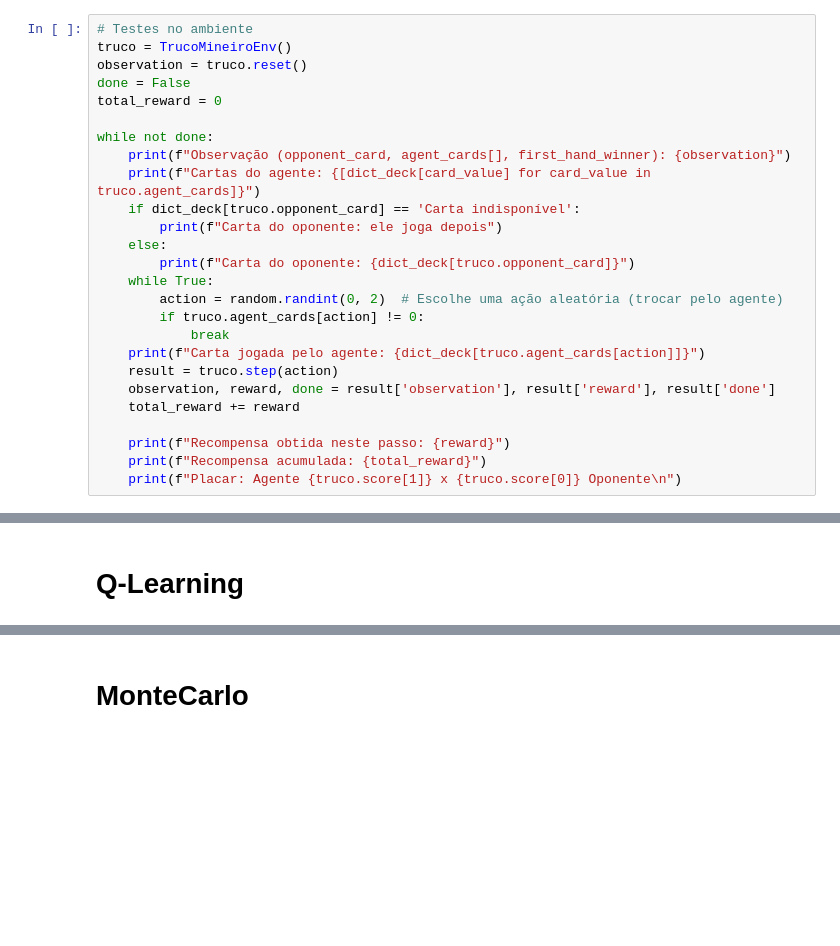
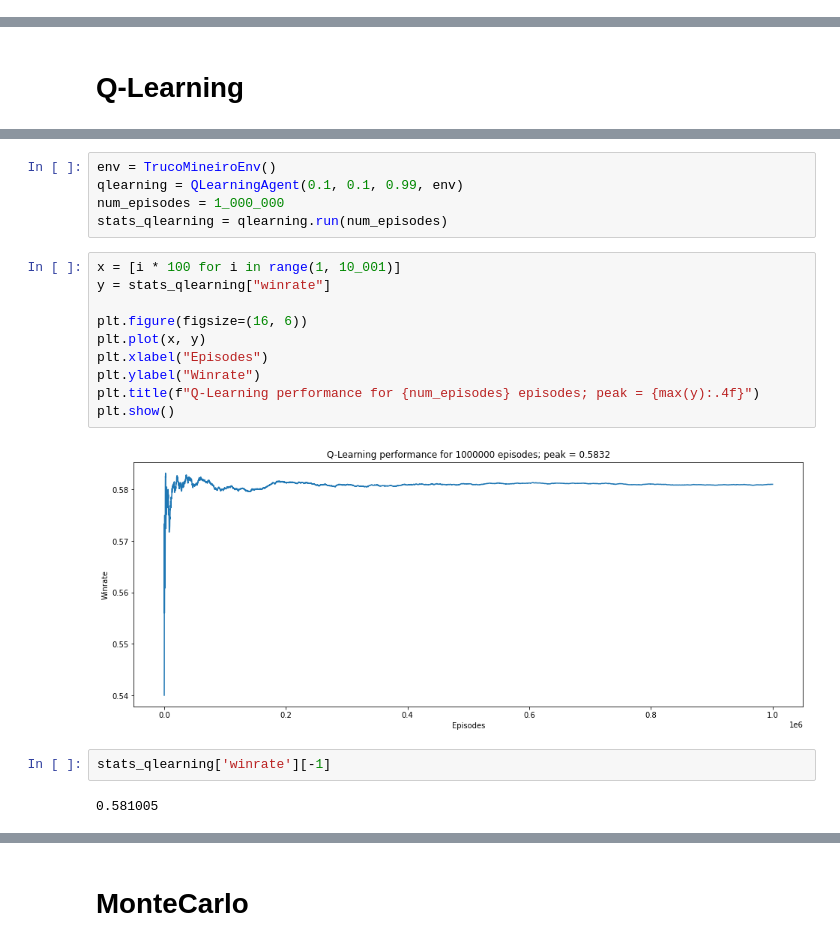
Before and after one commit to turing-usp/RL_Truco, a Jupyter notebook: truco.ipynb, the cells around one changed output, grey strips where cells are left out. Drawn from its saved outputs; the diff is of its cells as text; blank space fills up the shorter version.

```diff
--- a/truco.ipynb
+++ b/truco.ipynb
@@ -159,26 +7,0 @@ class TrucoMineiroEnv(gym.Env):
-# %%
-# Testes no ambiente
-truco = TrucoMineiroEnv()
-observation = truco.reset()
-done = False
-total_reward = 0
-
-while not done:
-    print(f"Observação (opponent_card, agent_cards[], first_hand_winner): {observation}")
-    print(f"Cartas do agente: {[dict_deck[card_value] for card_value in truco.agent_cards]}")
-    if dict_deck[truco.opponent_card] == 'Carta indisponível':
-        print(f"Carta do oponente: ele joga depois")
-    else:
-        print(f"Carta do oponente: {dict_deck[truco.opponent_card]}")
-    while True:
-        action = random.randint(0, 2)  # Escolhe uma ação aleatória (trocar pelo agente)
-        if truco.agent_cards[action] != 0:
-            break
-    print(f"Carta jogada pelo agente: {dict_deck[truco.agent_cards[action]]}")
-    result = truco.step(action)
-    observation, reward, done = result['observation'], result['reward'], result['done']
-    total_reward += reward
-
-    print(f"Recompensa obtida neste passo: {reward}")
-    print(f"Recompensa acumulada: {total_reward}")
-    print(f"Placar: Agente {truco.score[1]} x {truco.score[0]} Oponente\n")
@@ -335,0 +158,21 @@ class QLearningAgent:
+# %%
+env = TrucoMineiroEnv()
+qlearning = QLearningAgent(0.1, 0.1, 0.99, env)
+num_episodes = 1_000_000
+stats_qlearning = qlearning.run(num_episodes)
+# %%
+x = [i * 100 for i in range(1, 10_001)]
+y = stats_qlearning["winrate"]
+
+plt.figure(figsize=(16, 6))
+plt.plot(x, y)
+plt.xlabel("Episodes")
+plt.ylabel("Winrate")
+plt.title(f"Q-Learning performance for {num_episodes} episodes; peak = {max(y):.4f}")
+plt.show()
+# %% [output]
+[figure, added]
+# %%
+stats_qlearning['winrate'][-1]
+# %% [output]
+0.581005
```
Also changed, not shown: parts of 10 cells of this notebook, 3 other files.
